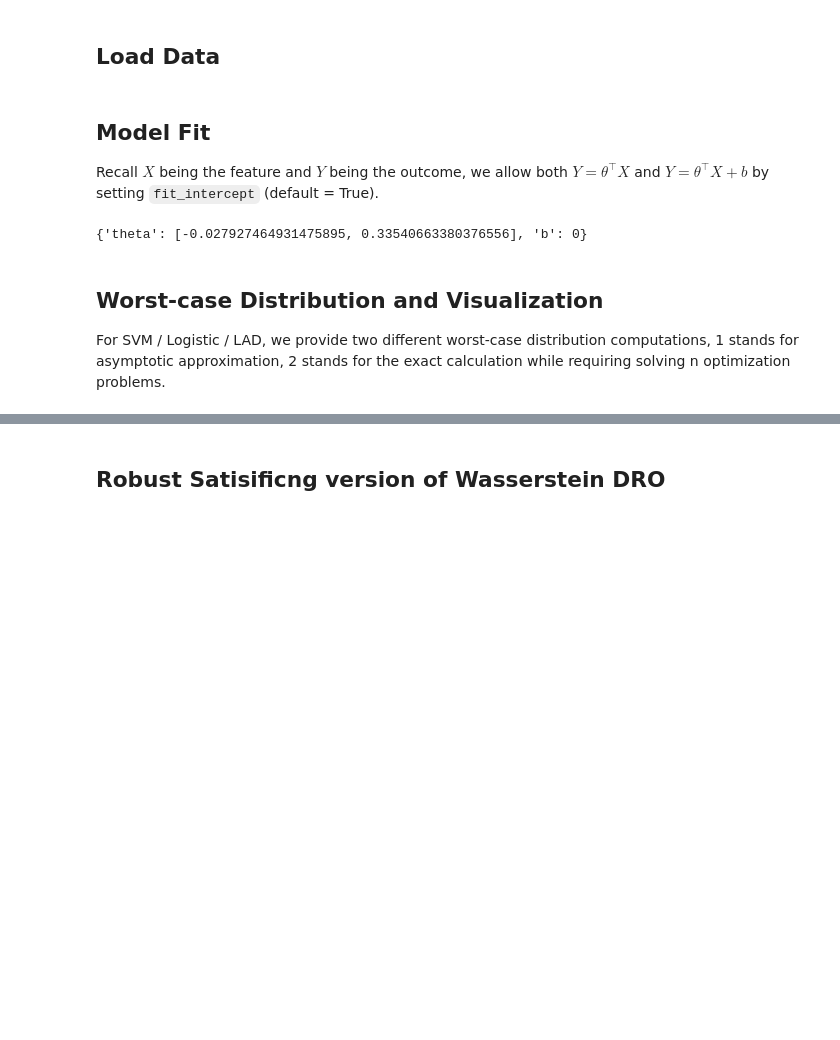
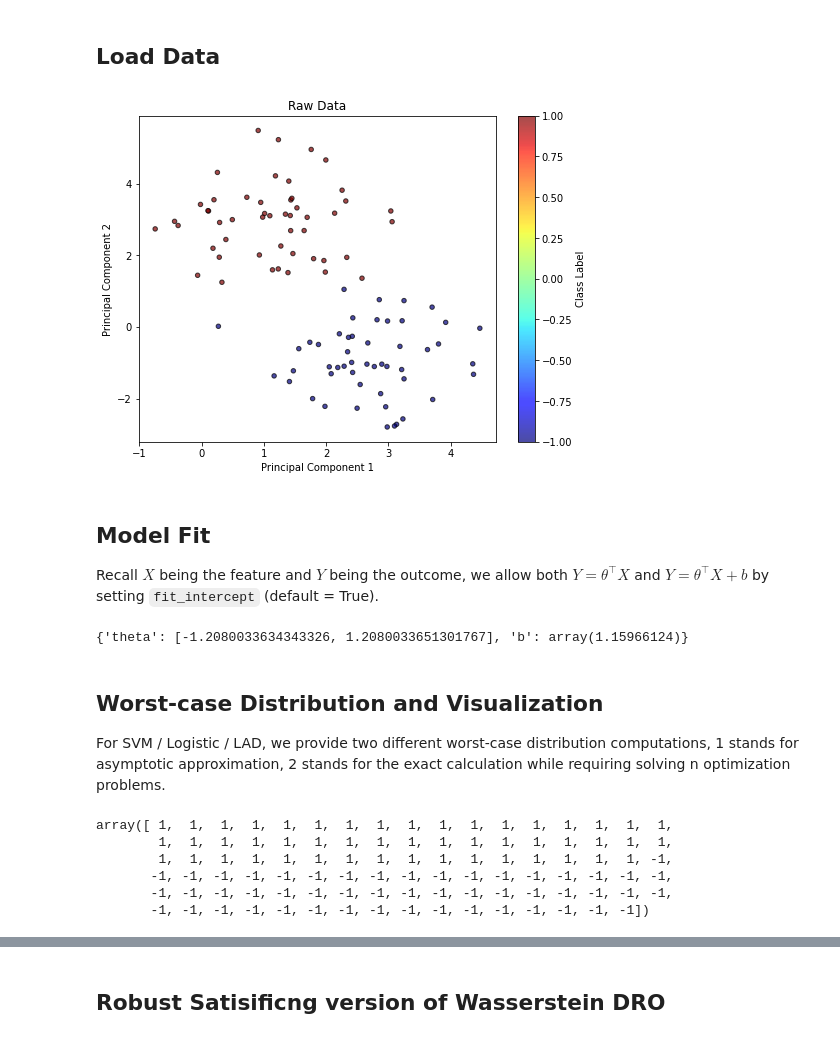
Before and after one commit to namkoong-lab/dro, a Jupyter notebook: docs/examples/WassersteinDRO_tutorial.ipynb, the cells around one changed output, grey strips where cells are left out. Saved outputs shown, nothing was run; the diff lists cells and outputs as text; code cells hidden in the pictures; blank space fills up the shorter version.

```diff
--- a/docs/examples/WassersteinDRO_tutorial.ipynb
+++ b/docs/examples/WassersteinDRO_tutorial.ipynb
@@ -14,21 +14,31 @@ from dro.src.linear_model.Wasserstein_DRO import *
 # %%
 from dro.src.data.dataloader_regression import regression_basic
 from dro.src.data.dataloader_classification import classification_basic
 from dro.src.data.draw_utils import draw_classification
 
 X, y = classification_basic(d = 2, num_samples = 100, radius = 3, visualize = False)
-# draw_classification(X, y, title = 'Raw Data')
+draw_classification(X, y, title = 'Raw Data')
+# %% [output]
+[figure, added]
 # %% [markdown]
 ## Model Fit
 Recall $X$ being the feature and $Y$ being the outcome, we allow both $Y = \theta^{\top}X$ and $Y = \theta^{\top}X + b$ by setting ``fit_intercept`` (default = True).
 # %%
-clf_model1 = WassersteinDRO(input_dim = 2, model_type = 'svm')
-clf_model1.fit_intercept = False
-clf_model1.update({'eps': 1, 'p': 'inf', 'kappa': 10})
+clf_model1 = WassersteinDRO(input_dim = 2, model_type = 'logistic')
+clf_model1.update({'eps': 0.1, 'kappa': 'inf'})
 clf_model1.fit(X, y)
 # %% [output]
-{'theta': [-0.027927464931475895, 0.33540663380376556], 'b': 0}
+{'theta': [-1.2080033634343326, 1.2080033651301767], 'b': array(1.15966124)}
 # %% [markdown]
 ## Worst-case Distribution and Visualization
 For SVM / Logistic / LAD, we provide two different worst-case distribution computations, 1 stands for asymptotic approximation, 2 stands for the exact calculation while requiring solving n optimization problems.
+# %%
+worst_case_log['sample_pts'][1][100:]
+# %% [output]
+array([ 1,  1,  1,  1,  1,  1,  1,  1,  1,  1,  1,  1,  1,  1,  1,  1,  1,
+        1,  1,  1,  1,  1,  1,  1,  1,  1,  1,  1,  1,  1,  1,  1,  1,  1,
+        1,  1,  1,  1,  1,  1,  1,  1,  1,  1,  1,  1,  1,  1,  1,  1, -1,
+       -1, -1, -1, -1, -1, -1, -1, -1, -1, -1, -1, -1, -1, -1, -1, -1, -1,
+       -1, -1, -1, -1, -1, -1, -1, -1, -1, -1, -1, -1, -1, -1, -1, -1, -1,
+       -1, -1, -1, -1, -1, -1, -1, -1, -1, -1, -1, -1, -1, -1, -1, -1])
 # %%
```
Also changed, not shown: parts of 7 cells of this notebook, 1 other file.
